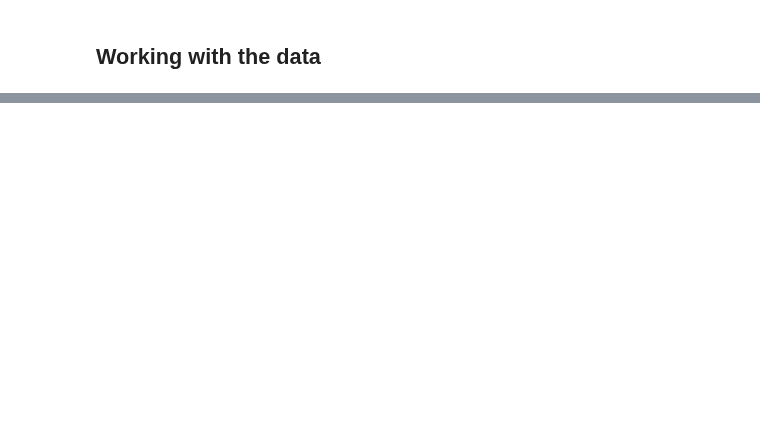
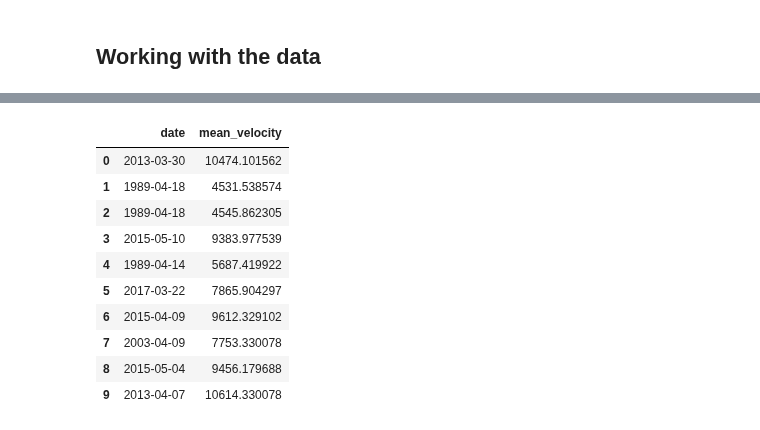
Before and after one commit to nsidc/NSIDC-Data-Tutorials, a Jupyter notebook: notebooks/itslive/itslive.ipynb, the cells around one changed output, grey strips where cells are left out. Cells and saved outputs as stored; diff of their text form; code cells hidden in the pictures; blank space fills up the shorter version.

```diff
--- a/notebooks/itslive/itslive.ipynb
+++ b/notebooks/itslive/itslive.ipynb
@@ -103,0 +171,17 @@ SyntaxError: invalid syntax (<ipython-input-5-5098a36c3526>, line 19)
+# %%
+import pandas as pd
+# order by date
+df = pd.DataFrame.from_dict(velocities)
+df
+# %% [output]
+|  | date | mean_velocity |
+| 0 | 2013-03-30 | 10474.101562 |
+| 1 | 1989-04-18 | 4531.538574 |
+| 2 | 1989-04-18 | 4545.862305 |
+| 3 | 2015-05-10 | 9383.977539 |
+| 4 | 1989-04-14 | 5687.419922 |
+| 5 | 2017-03-22 | 7865.904297 |
+| 6 | 2015-04-09 | 9612.329102 |
+| 7 | 2003-04-09 | 7753.330078 |
+| 8 | 2015-05-04 | 9456.179688 |
+| 9 | 2013-04-07 | 10614.330078 |
```
Also changed, not shown: parts of 14 cells of this notebook, 5 other files.
